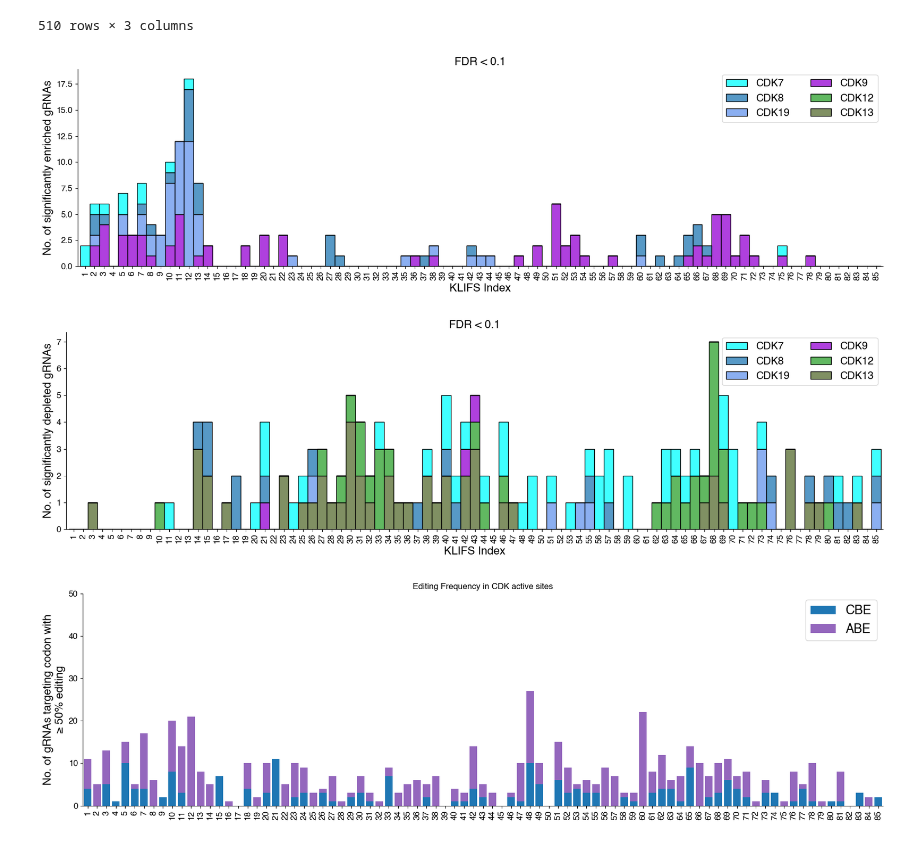
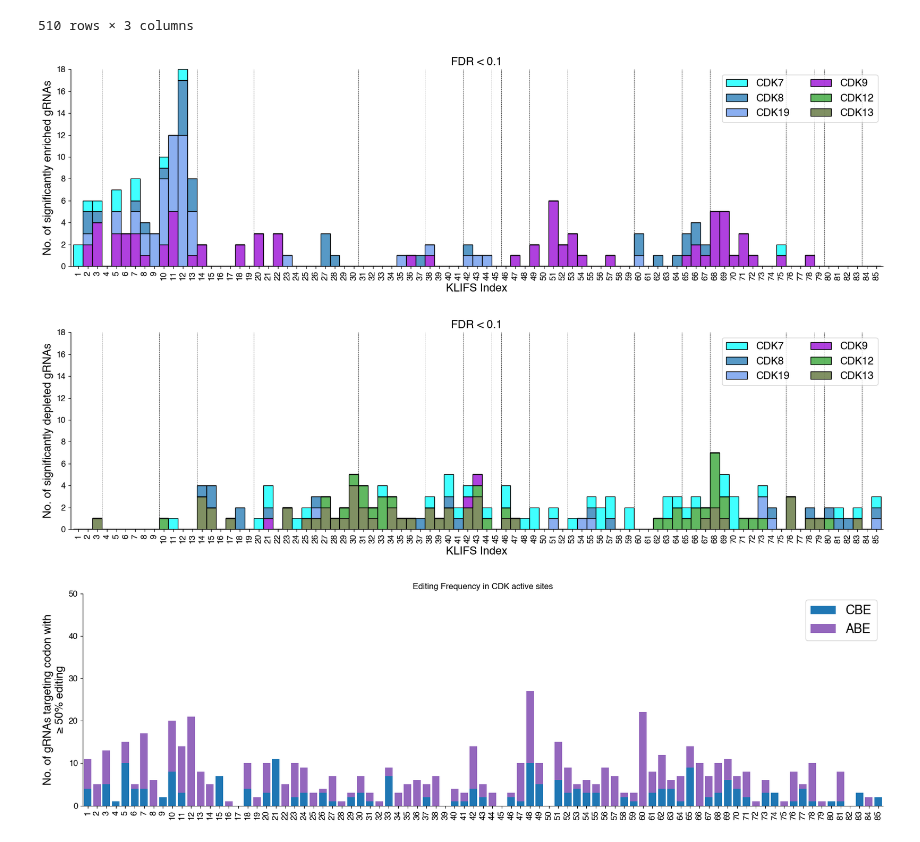
Before and after one commit to samgould2/CDK-BE-mutagenesis, a Jupyter notebook: notebooks/09_analysis_and_viz/KLIFS_fingerprints.ipynb, the cells around one changed output. Drawn from its saved outputs; the diff is of its cells as text; code cells hidden in the pictures.

```diff
--- a/notebooks/09_analysis_and_viz/KLIFS_fingerprints.ipynb
+++ b/notebooks/09_analysis_and_viz/KLIFS_fingerprints.ipynb
@@ -685,8 +611,15 @@ ax.set_xticks(list(range(1,86)))
 ax.set_xticklabels(list(range(1,86)), rotation=90)
 ax.set_xlabel('KLIFS Index', fontsize=16)
 #ax.set_title(f'Observed Resistance Mutations (OncoKB R1 & R2) n= {sum(melt_plot["count"])}', fontsize=16)
-ax.set_ylim(0,65)
+#ax.set_ylim(0,65)
 ax.set_title(f'FDR < {FDR_cutoff}', fontsize=16)
+
+ax.set_ylim(0,25)
+
+locs = np.asarray([3.5, 9.5, 13.5, 19.5, 30.5, 37.5, 41.5, 44.5, 45.5, 48.5, 52.5, 59.5, 64.5, 67.5, 75.5, 78.5, 79.5, 83.5])
+for i in locs:
+    ax.axvline(i, linestyle='dashed', color='black', linewidth=0.5)
+
 #sns.move_legend(ax, "center right")
 
 fig.tight_layout()
@@ -746,8 +679,13 @@ ax.tick_params(axis='both', which='major', labelsize=12)
 ax.set_xticks(list(range(1,86)))
 ax.set_xticklabels(list(range(1,86)), rotation=90)
 ax.set_xlabel('KLIFS Index', fontsize=16)
-ax.set_ylim(0,65)
+#ax.set_ylim(0,65)
 ax.set_title(f'FDR < {FDR_cutoff}', fontsize=16)
+
+locs = np.asarray([3.5, 9.5, 13.5, 19.5, 30.5, 37.5, 41.5, 44.5, 45.5, 48.5, 52.5, 59.5, 64.5, 67.5, 75.5, 78.5, 79.5, 83.5])
+for i in locs:
+    ax.axvline(i, linestyle='dashed', color='black', linewidth=0.5)
+
 #sns.move_legend(ax, "center right")
 
 fig.tight_layout()
@@ -757,12 +695,16 @@ fig.tight_layout()
 # %%
 #and for T0 as well!
+ABE_s1_plasmid = pd.read_csv('../../screening_data/03_LFC_FDR_tables/barcode_counts/Plasmid_base/ABE_subpool1_barcode_Plasmid_base.csv')
+CBE_s1_plasmid = pd.read_csv('../../screening_data/03_LFC_FDR_tables/barcode_counts/Plasmid_base/CBE_subpool1_barcode_Plasmid_base.csv')
 
+ABE_s2_plasmid = pd.read_csv('../../screening_data/03_LFC_FDR_tables/barcode_counts/Plasmid_base/CDK12_13_ABE_barcode_Plasmid_base.csv')
+CBE_s2_plasmid = pd.read_csv('../../screening_data/03_LFC_FDR_tables/barcode_counts/Plasmid_base/CDK12_13_CBE_barcode_Plasmid_base.csv')
 
 
 min_base_counts = 100
 FDR_cutoff = 0.1
-ABE_s1 = ABE_s1_plasmid[ABE_s1_plasmid['base_RAW']>=min_base_counts]
-CBE_s1 = CBE_s1_plasmid[CBE_s1_plasmid['base_RAW']>=min_base_counts]
+ABE_s1_plasmid = ABE_s1_plasmid[ABE_s1_plasmid['base_RAW']>=min_base_counts]
+CBE_s1_plasmid = CBE_s1_plasmid[CBE_s1_plasmid['base_RAW']>=min_base_counts]
 
 genes = ['CDK7', 'CDK8', 'CDK19', 'CDK9']
 min_edit = 10
@@ -770,7 +712,7 @@ min_edit = 10
 CBE_rg_dict, ABE_rg_dict = rg_dict_gen(SAV_ABE1, SAV_CBE1, genes, min_edit)
 
 condition = 'T0'
-KLIFS_hq = top_hits(ABE_s1, CBE_s1, ABE_rg_dict, CBE_rg_dict, genes, FDR_cutoff, condition)
+KLIFS_hq = top_hits(ABE_s1_plasmid, CBE_s1_plasmid, ABE_rg_dict, CBE_rg_dict, genes, FDR_cutoff, condition)
 
 up_hq1 = KLIFS_hq[['CDK7_num_sig_up',  'CDK8_num_sig_up', 'CDK9_num_sig_up', 'CDK19_num_sig_up']]
 down_hq1 = KLIFS_hq[['CDK7_num_sig_down',  'CDK8_num_sig_down', 'CDK9_num_sig_down', 'CDK19_num_sig_down']]
@@ -782,8 +724,8 @@ tot_down_s1 = down_hq1.sum(axis=1)
 
 min_base_counts = 100
 FDR_cutoff = 0.1
-ABE_s2 = ABE_s2_plasmid[ABE_s2_plasmid['base_RAW']>=min_base_counts]
-CBE_s2 = CBE_s2_plasmid[CBE_s2_plasmid['base_RAW']>=min_base_counts]
+ABE_s2_plasmid = ABE_s2_plasmid[ABE_s2_plasmid['base_RAW']>=min_base_counts]
+CBE_s2_plasmid = CBE_s2_plasmid[CBE_s2_plasmid['base_RAW']>=min_base_counts]
 
 genes = ['CDK12', 'CDK13']
 min_edit = 10
@@ -792,7 +734,7 @@ CBE_rg_dict, ABE_rg_dict = rg_dict_gen(SAV_ABE2, SAV_CBE2, genes, min_edit)
 
 condition = 'T0'
 
-KLIFS_hq = top_hits(ABE_s2, CBE_s2, ABE_rg_dict, CBE_rg_dict, genes, FDR_cutoff, condition)
+KLIFS_hq = top_hits(ABE_s2_plasmid, CBE_s2_plasmid, ABE_rg_dict, CBE_rg_dict, genes, FDR_cutoff, condition)
 
 up_hq2 = KLIFS_hq[['CDK12_num_sig_up',  'CDK13_num_sig_up']]
 down_hq2 = KLIFS_hq[['CDK12_num_sig_down', 'CDK13_num_sig_down']]
@@ -896,10 +838,16 @@ ax.set_xlabel('KLIFS Index', fontsize=16)
 ax.set_title(f'FDR < {FDR_cutoff}', fontsize=16)
 #sns.move_legend(ax, "center right")
 
+ax.set_ylim(0,18)
+
+locs = np.asarray([3.5, 9.5, 13.5, 19.5, 30.5, 37.5, 41.5, 44.5, 45.5, 48.5, 52.5, 59.5, 64.5, 67.5, 75.5, 78.5, 79.5, 83.5])
+for i in locs:
+    ax.axvline(i, linestyle='dashed', color='black', linewidth=0.5)
+
 fig.tight_layout()
 #fig.savefig(f'../../figures/sig_up_FDR_{FDR_cutoff}_by_gene_T0.pdf', transparent=True)
 # %% [output]
-[figure, old version]
+[figure, new version]
 # %%
 fig, ax = plt.subplots(figsize=(17,5))
 
@@ -908,34 +856,41 @@ color_dict = {'CDK7':'cyan',
               'CDK19':'cornflowerblue',
               'CDK9':'darkviolet',
               'CDK12':'tab:green',
               'CDK13':'darkolivegreen'}
 
 palette = list(color_dict.values())
 
 hue_order = list(color_dict.keys())
 
 sns.histplot(data = melted_DOWN, bins = np.linspace(1,85,85), x = 'KLIFS Index',  ax=ax, weights='value', hue='variable', multiple='stack',discrete=True, legend=True, palette=palette, hue_order=hue_order)
 #sns.stripplot(data = combined_klifs_edit, x = 'KLIFS Index', y='No. of gRNAs Targeting Codon', hue='Gene')
 
 
 sns.move_legend(ax, "upper right", fontsize=15, ncols=2, title='')
 
 ax.set_xlim(0.2,85.7)
 ax.set_ylabel('No. of significantly depleted gRNAs', fontsize=16)
 #ax.legend(fontsize=18)
 ax.spines[['right', 'top']].set_visible(False)
 ax.tick_params(axis='both', which='major', labelsize=12)
 ax.set_xticks(list(range(1,86)))
 ax.set_xticklabels(list(range(1,86)), rotation=90)
 ax.set_xlabel('KLIFS Index', fontsize=16)
 #ax.set_title(f'Observed Resistance Mutations (OncoKB R1 & R2) n= {sum(melt_plot["count"])}', fontsize=16)
 ax.set_title(f'FDR < {FDR_cutoff}', fontsize=16)
 #sns.move_legend(ax, "center right")
 
+ax.set_ylim(0,18)
+
+
+locs = np.asarray([3.5, 9.5, 13.5, 19.5, 30.5, 37.5, 41.5, 44.5, 45.5, 48.5, 52.5, 59.5, 64.5, 67.5, 75.5, 78.5, 79.5, 83.5])
+for i in locs:
+    ax.axvline(i, linestyle='dashed', color='black', linewidth=0.5)
+
 fig.tight_layout()
 #fig.savefig(f'../../figures/sig_down_FDR_{FDR_cutoff}_by_gene_T0.pdf', transparent=True)
 # %% [output]
-[figure, old version]
+[figure, new version]
 # %%
 min_edit = 50
 
```
Also changed, not shown: parts of 52 cells of this notebook, 23 other files.
